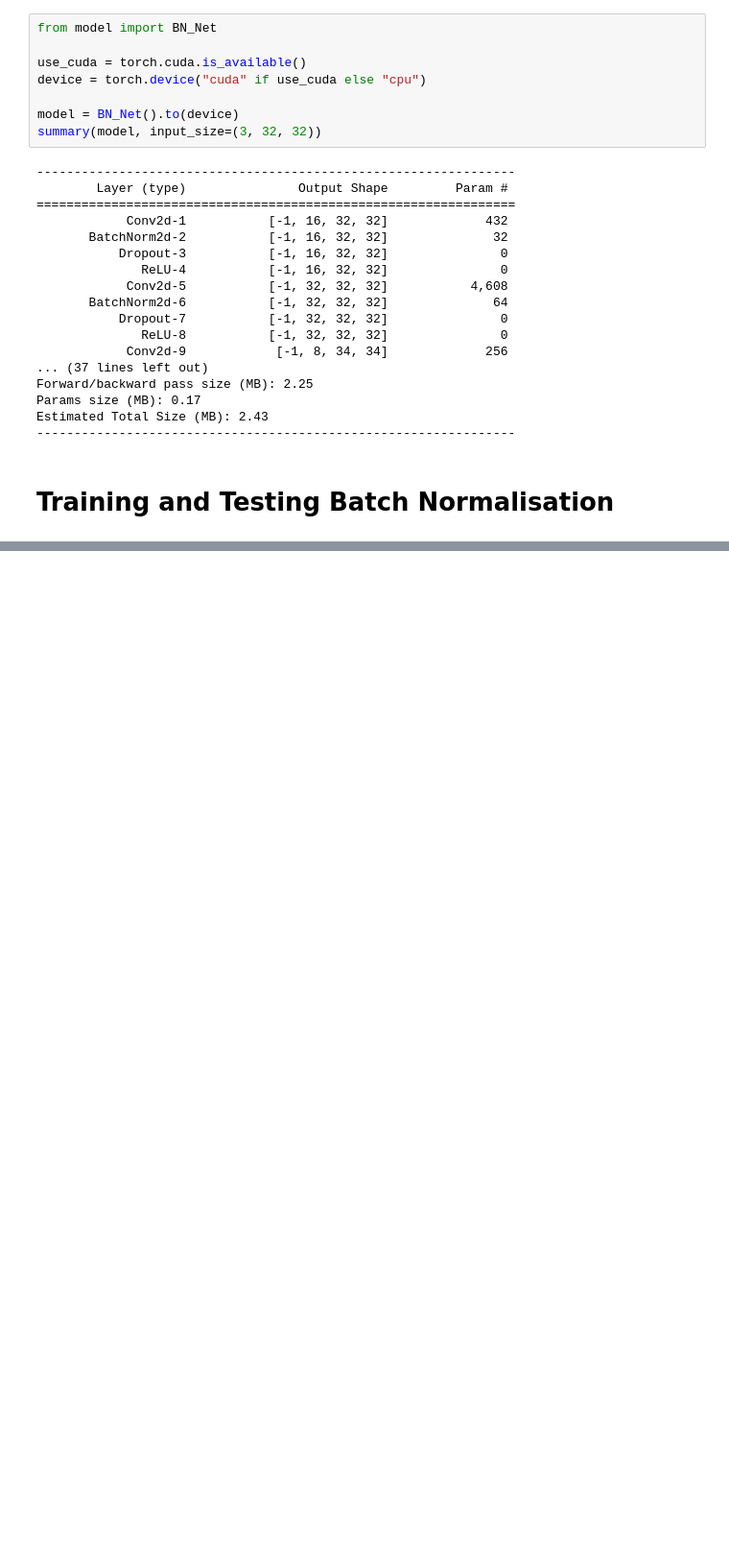
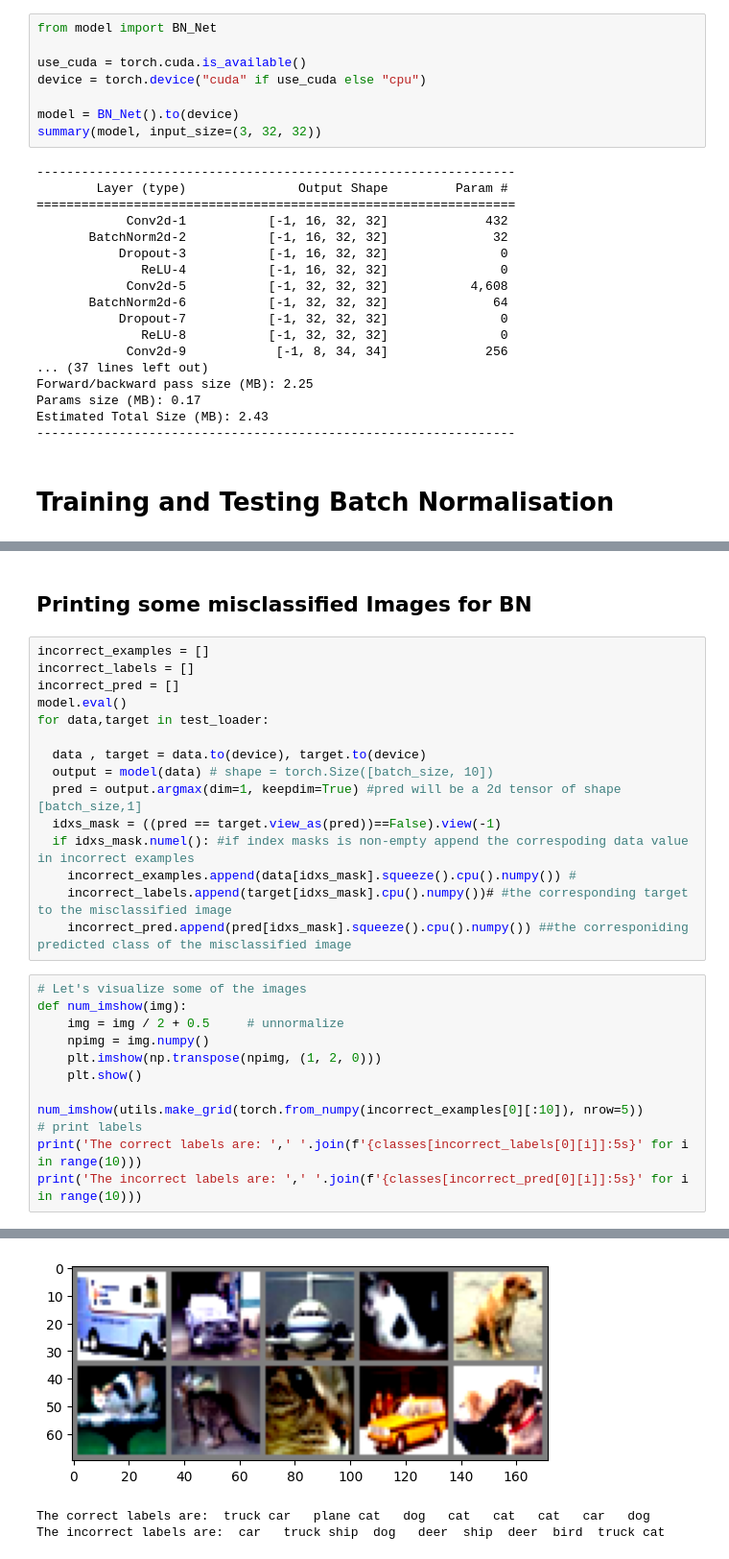
Before and after one commit to iris-kurapaty/Batch-Normalization, a Jupyter notebook: Batch_Normalization_Assignment.ipynb, the cells around one changed output, grey strips where cells are left out. Shown at 96% size. Drawn from its saved outputs; the diff is of its cells as text; blank space fills up the shorter version.

```diff
--- a/Batch_Normalization_Assignment.ipynb
+++ b/Batch_Normalization_Assignment.ipynb
@@ -383,0 +384,30 @@ plot_loss_acc(train_losses_t, train_acc_t, test_losses_t, test_acc_t)
+# %% [markdown]
+## Printing some misclassified Images for BN
+# %%
+incorrect_examples = []
+incorrect_labels = []
+incorrect_pred = []
+model.eval()
+for data,target in test_loader:
+
+  data , target = data.to(device), target.to(device)
+  output = model(data) # shape = torch.Size([batch_size, 10])
+  pred = output.argmax(dim=1, keepdim=True) #pred will be a 2d tensor of shape [batch_size,1]
+  idxs_mask = ((pred == target.view_as(pred))==False).view(-1)
+  if idxs_mask.numel(): #if index masks is non-empty append the correspoding data value in incorrect examples
+    incorrect_examples.append(data[idxs_mask].squeeze().cpu().numpy()) #
+    incorrect_labels.append(target[idxs_mask].cpu().numpy())# #the corresponding target to the misclassified image
+    incorrect_pred.append(pred[idxs_mask].squeeze().cpu().numpy()) ##the corresponiding predicted class of the misclassified image
+# %%
+# Let's visualize some of the images
+def num_imshow(img):
+    img = img / 2 + 0.5     # unnormalize
+    npimg = img.numpy()
+    plt.imshow(np.transpose(npimg, (1, 2, 0)))
+    plt.show()
+
+num_imshow(utils.make_grid(torch.from_numpy(incorrect_examples[0][:10]), nrow=5))
+# print labels
+print('The correct labels are: ',' '.join(f'{classes[incorrect_labels[0][i]]:5s}' for i in range(10)))
+print('The incorrect labels are: ',' '.join(f'{classes[incorrect_pred[0][i]]:5s}' for i in range(10)))
+# %% [output]
@@ -383,0 +415,3 @@ plot_loss_acc(train_losses_t, train_acc_t, test_losses_t, test_acc_t)
+[figure, added]
+The correct labels are:  truck car   plane cat   dog   cat   cat   cat   car   dog
+The incorrect labels are:  car   truck ship  dog   deer  ship  deer  bird  truck cat
```
Also changed, not shown: parts of 12 cells of this notebook.
